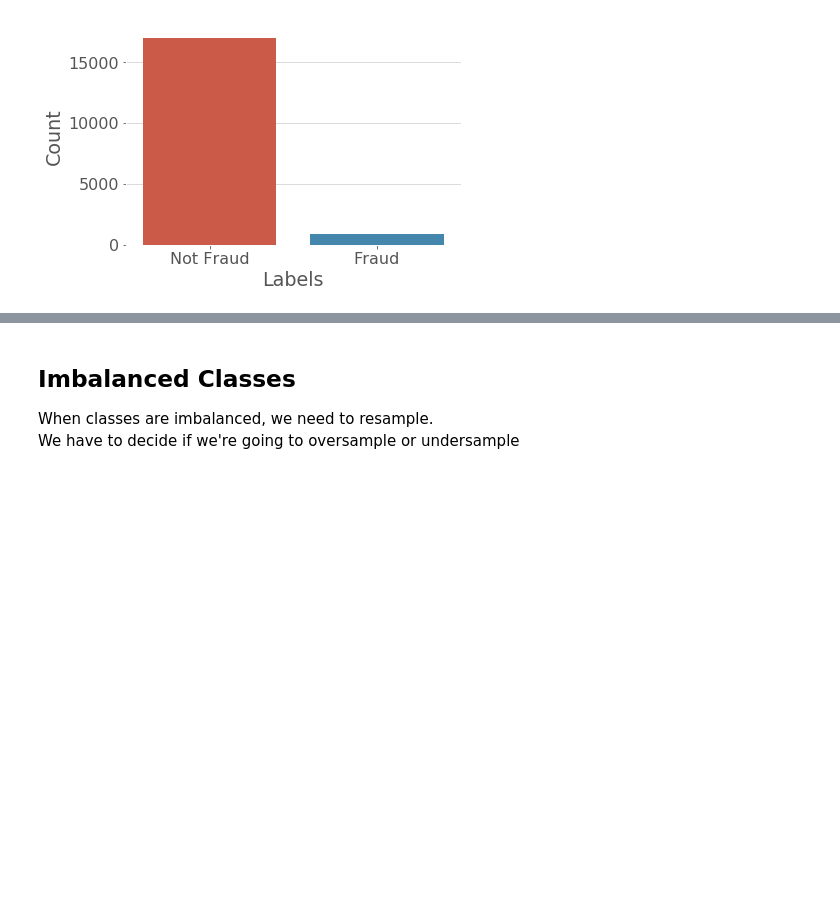
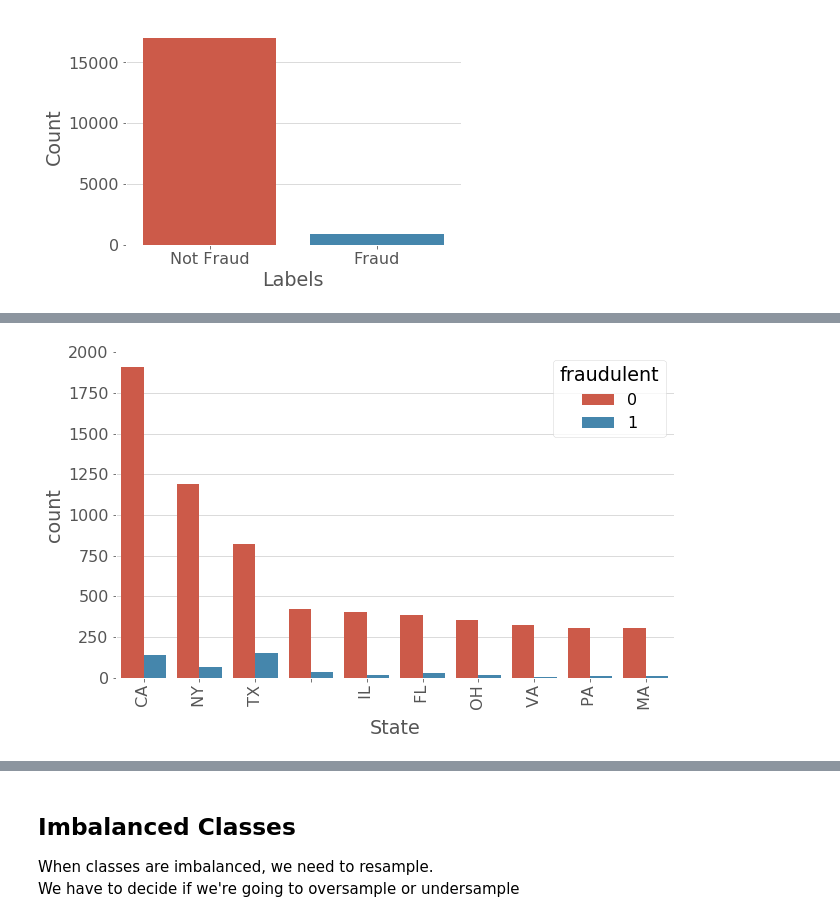
Before and after one commit to ATLas278/real_or_fake_job, a Jupyter notebook: real_or_fake.ipynb, the cells around one changed output, grey strips where cells are left out. Drawn from its saved outputs; the diff is of its cells as text; code cells hidden in the pictures; blank space fills up the shorter version.

```diff
--- a/real_or_fake.ipynb
+++ b/real_or_fake.ipynb
@@ -178,0 +257,7 @@ plt.show()
+# %%
+plt.figure(figsize=(10,6))
+sns.countplot(x='State', data=df_jobs, hue="fraudulent", order=df_jobs['State'].value_counts().iloc[:10].index)
+plt.xticks(rotation=90)
+plt.show()
+# %% [output]
+[figure, added]
```
Also changed, not shown: parts of 17 cells of this notebook.
